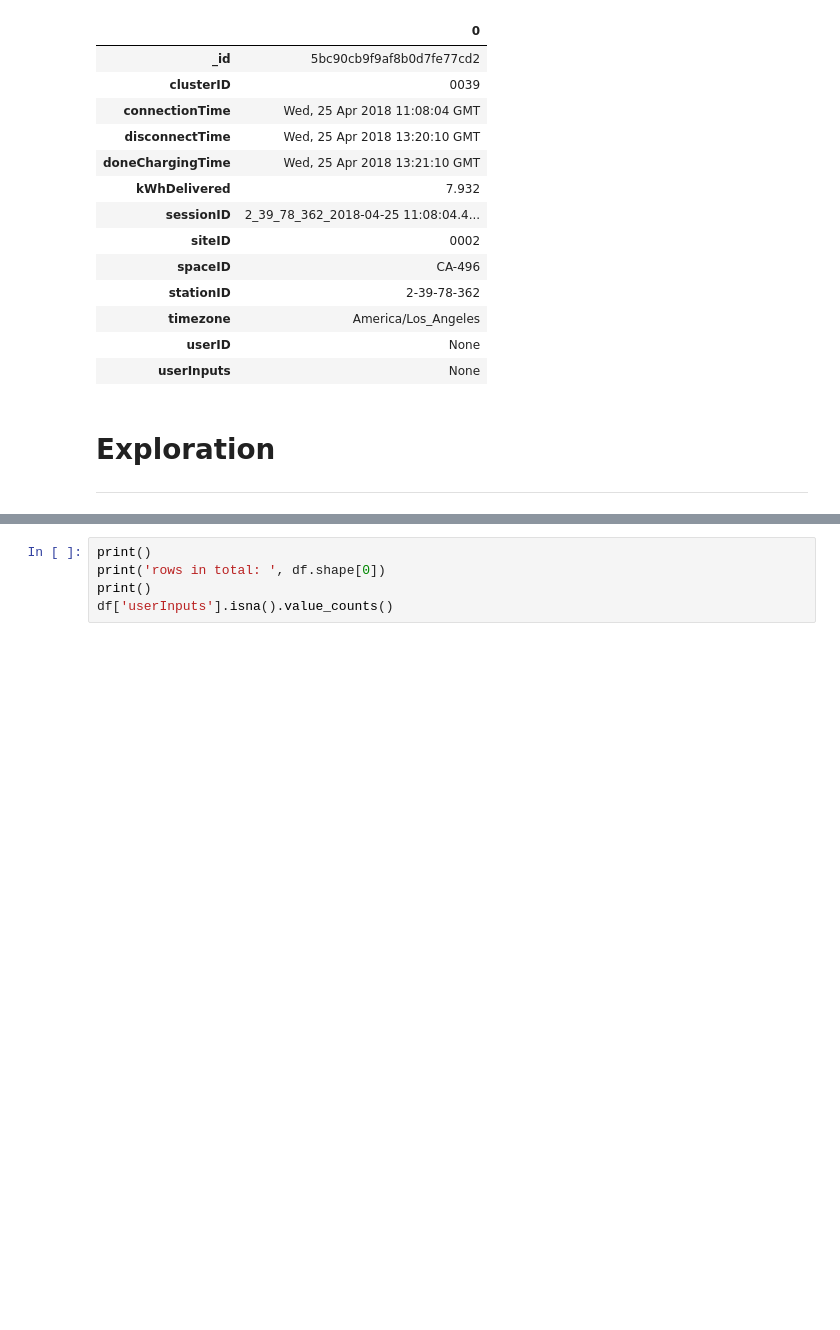
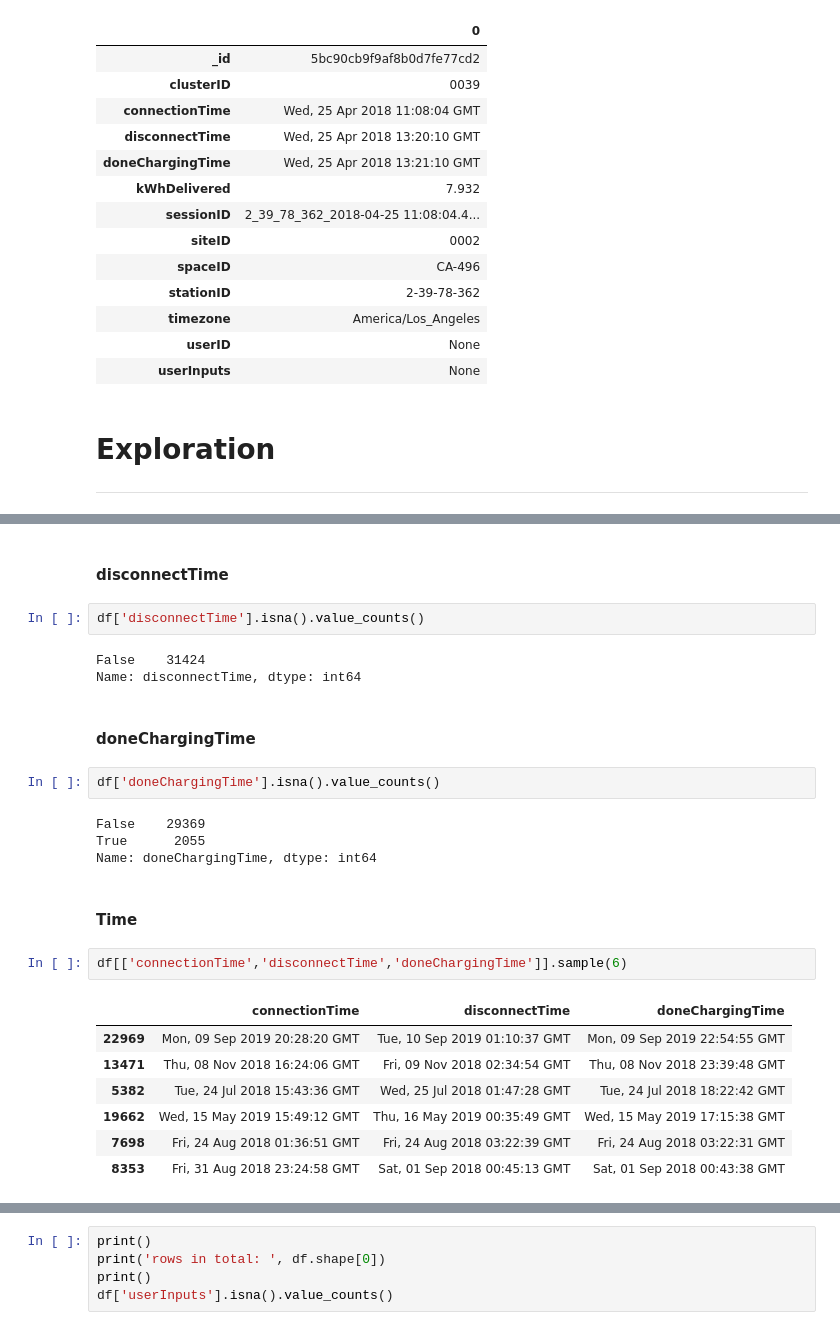
Before and after one commit to encodingintuition/EV_Infrastructure, a Jupyter notebook: code/CSB-caltech_.ipynb, the cells around one changed output, grey strips where cells are left out. Cells and saved outputs as stored; diff of their text form; blank space fills up the shorter version.

```diff
--- a/code/CSB-caltech_.ipynb
+++ b/code/CSB-caltech_.ipynb
@@ -110,0 +138,27 @@ df.head(1).T
+# %% [markdown]
+#### disconnectTime
+# %%
+df['disconnectTime'].isna().value_counts()
+# %% [output]
+False    31424
+Name: disconnectTime, dtype: int64
+# %% [markdown]
+#### doneChargingTime
+# %%
+df['doneChargingTime'].isna().value_counts()
+# %% [output]
+False    29369
+True      2055
+Name: doneChargingTime, dtype: int64
+# %% [markdown]
+#### Time
+# %%
+df[['connectionTime','disconnectTime','doneChargingTime']].sample(6)
+# %% [output]
+|  | connectionTime | disconnectTime | doneChargingTime |
+| 22969 | Mon, 09 Sep 2019 20:28:20 GMT | Tue, 10 Sep 2019 01:10:37 GMT | Mon, 09 Sep 2019 22:54:55 GMT |
+| 13471 | Thu, 08 Nov 2018 16:24:06 GMT | Fri, 09 Nov 2018 02:34:54 GMT | Thu, 08 Nov 2018 23:39:48 GMT |
+| 5382 | Tue, 24 Jul 2018 15:43:36 GMT | Wed, 25 Jul 2018 01:47:28 GMT | Tue, 24 Jul 2018 18:22:42 GMT |
+| 19662 | Wed, 15 May 2019 15:49:12 GMT | Thu, 16 May 2019 00:35:49 GMT | Wed, 15 May 2019 17:15:38 GMT |
+| 7698 | Fri, 24 Aug 2018 01:36:51 GMT | Fri, 24 Aug 2018 03:22:39 GMT | Fri, 24 Aug 2018 03:22:31 GMT |
+| 8353 | Fri, 31 Aug 2018 23:24:58 GMT | Sat, 01 Sep 2018 00:45:13 GMT | Sat, 01 Sep 2018 00:43:38 GMT |
```
Also changed, not shown: parts of 34 cells of this notebook.
